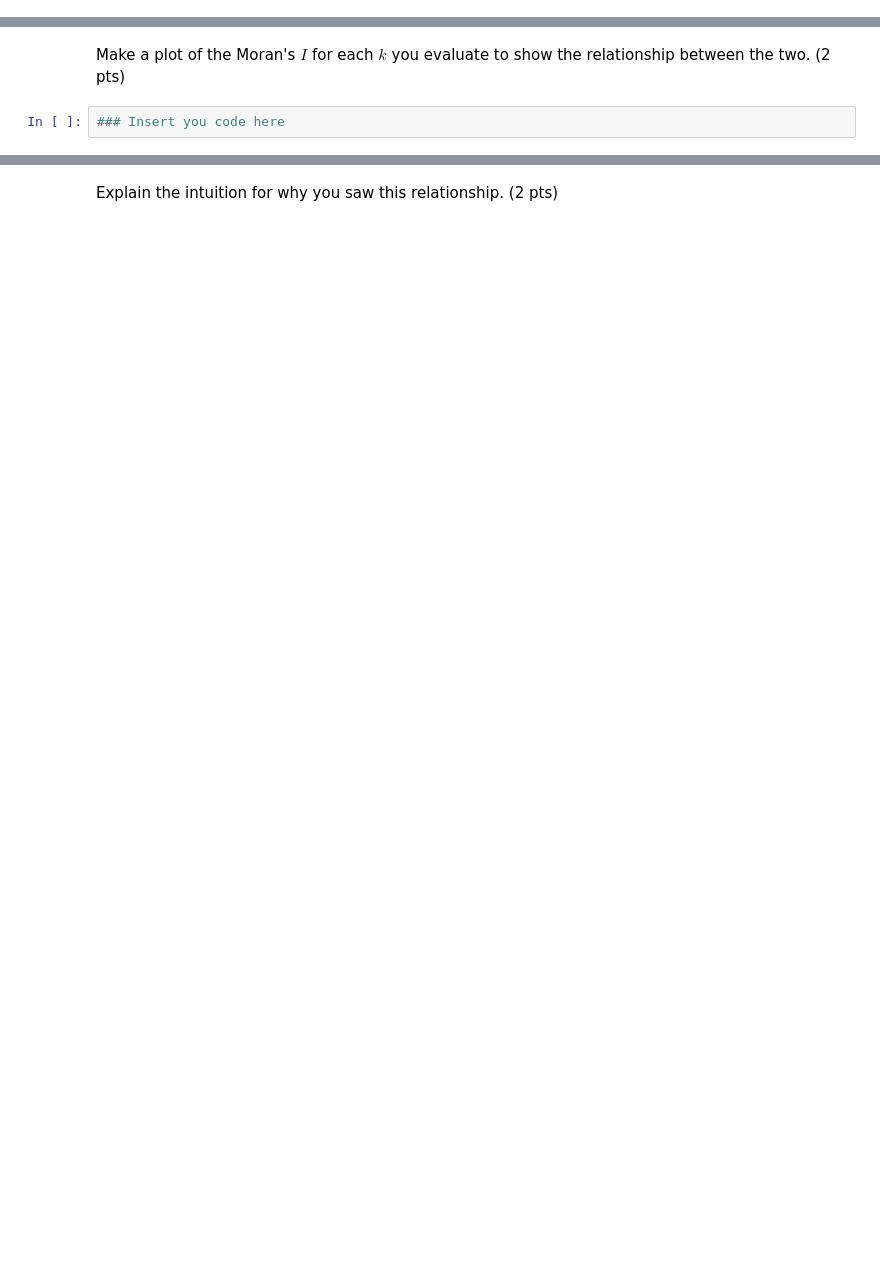
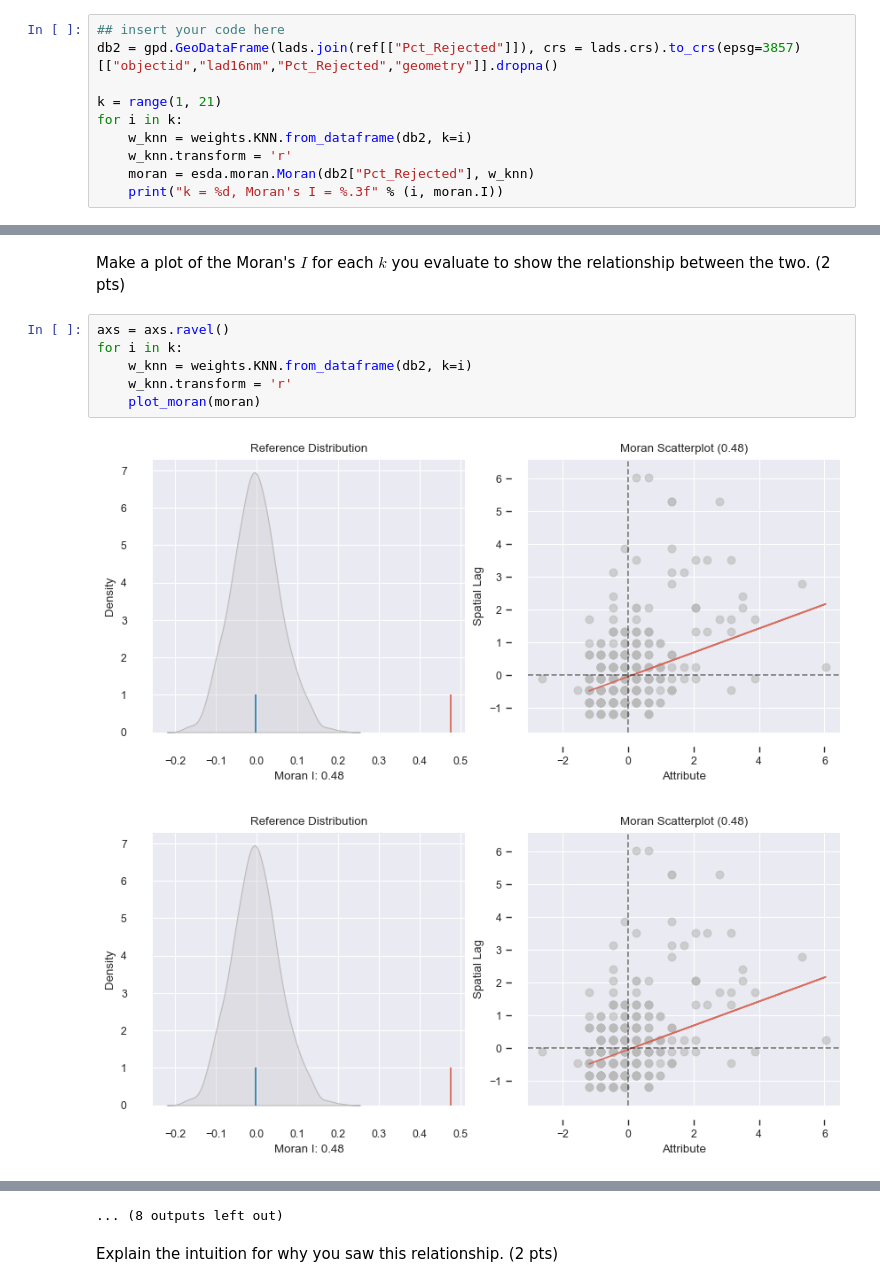
Before and after one commit to RainCyz/4680_5680_intro_uds, a Jupyter notebook: Week7/week7_solution/W7_ycheng_solution.ipynb, the cells around one changed output, grey strips where cells are left out. Drawn from its saved outputs; the diff is of its cells as text; blank space fills up the shorter version.

```diff
--- a/Week7/week7_solution/W7_ycheng_solution.ipynb
+++ b/Week7/week7_solution/W7_ycheng_solution.ipynb
@@ -508,0 +540,10 @@ Return to the original ref table and pull out the `Pct_Rejected` variable. Using
+# %%
+## insert your code here
+db2 = gpd.GeoDataFrame(lads.join(ref[["Pct_Rejected"]]), crs = lads.crs).to_crs(epsg=3857)[["objectid","lad16nm","Pct_Rejected","geometry"]].dropna()
+
+k = range(1, 21)
+for i in k:
+    w_knn = weights.KNN.from_dataframe(db2, k=i)
+    w_knn.transform = 'r'
+    moran = esda.moran.Moran(db2["Pct_Rejected"], w_knn)
+    print("k = %d, Moran's I = %.3f" % (i, moran.I))
@@ -509,4 +573,11 @@ Return to the original ref table and pull out the `Pct_Rejected` variable. Using
 # %% [markdown]
 Make a plot of the Moran's $I$ for each $k$ you evaluate to show the relationship between the two.  (2 pts)
-# %%
-### Insert you code here
+# %%
+axs = axs.ravel()
+for i in k:
+    w_knn = weights.KNN.from_dataframe(db2, k=i)
+    w_knn.transform = 'r'
+    plot_moran(moran)
+# %% [output]
+[figure, added]
+[figure, added]
@@ -513,2 +594,3 @@ Make a plot of the Moran's $I$ for each $k$ you evaluate to show the relationshi
+... (8 outputs left out)
 # %% [markdown]
 Explain the intuition for why you saw this relationship. (2 pts)
```
Also changed, not shown: parts of 34 cells of this notebook.
